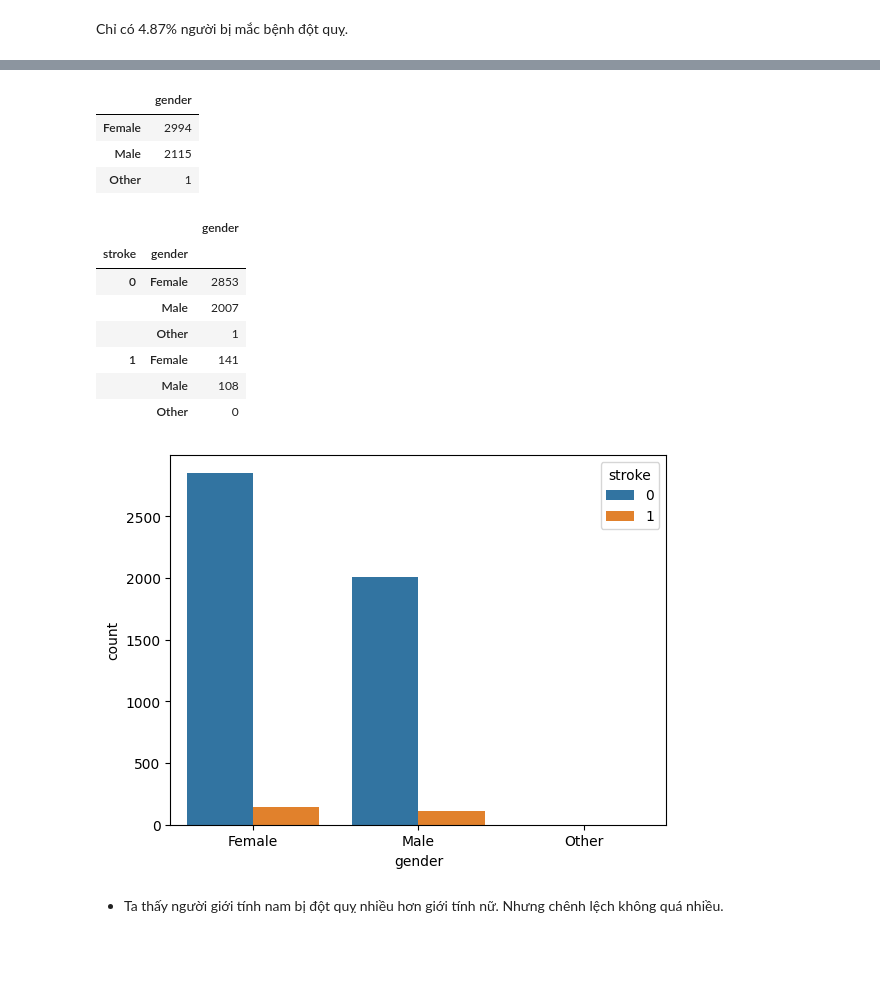
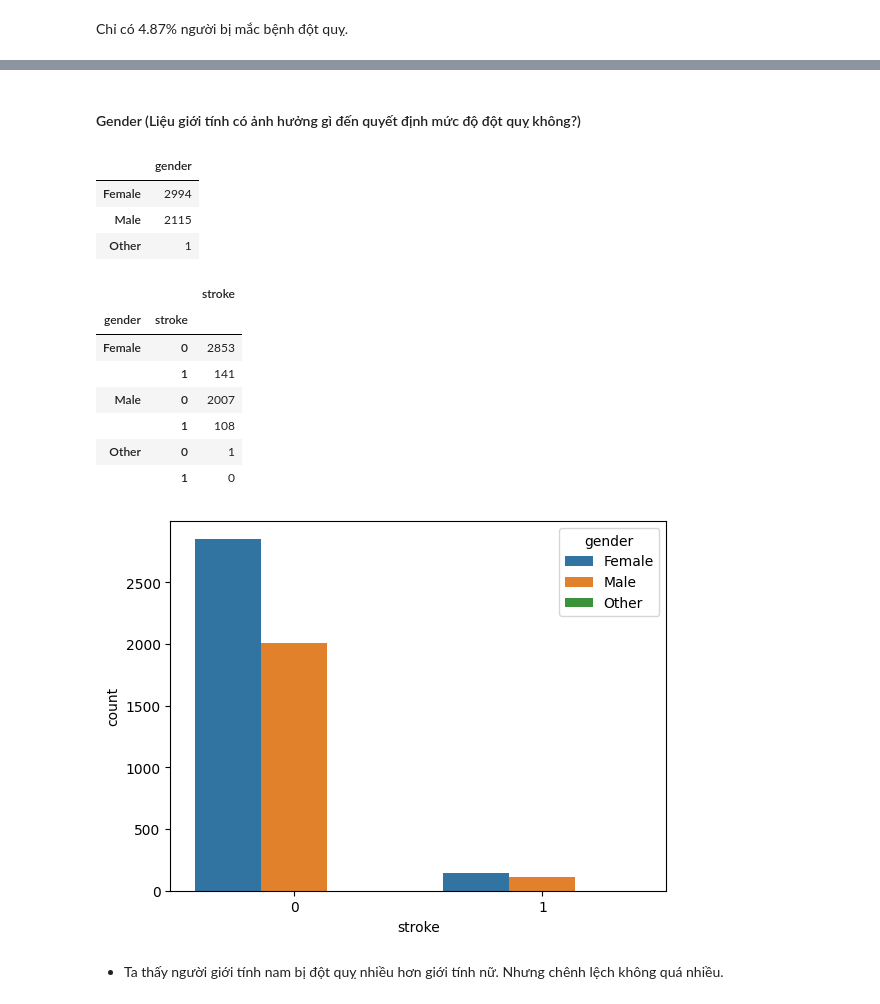
Before and after one commit to mnnam1302/Healthcare_Stroke, a Jupyter notebook: healthcare_stroke.ipynb, the cells around one changed output, grey strips where cells are left out. Drawn from its saved outputs; the diff is of its cells as text; code cells hidden in the pictures; blank space fills up the shorter version.

```diff
--- a/healthcare_stroke.ipynb
+++ b/healthcare_stroke.ipynb
@@ -211,0 +211,2 @@ Chỉ có 4.87% người bị mắc bệnh đột quỵ.
+# %%
+patient_df['title'] = pd.cut(patient_df['age'], bins=[0,16,40,65,100], labels=["Tre em", "Thanh nien", "Trung nien", "Cao tuoi"])
@@ -211,0 +237,2 @@ Chỉ có 4.87% người bị mắc bệnh đột quỵ.
+# %%
+patient_df['bmi'] = patient_df.groupby(['title'])['bmi'].apply(lambda x: x.fillna(x.median()))
@@ -212,3 +256,5 @@ Chỉ có 4.87% người bị mắc bệnh đột quỵ.
+# %% [markdown]
+#### Gender (Liệu giới tính có ảnh hưởng gì đến quyết định mức độ đột quỵ không?)
 # %%
 patient_df['gender'].value_counts().to_frame()
 # %% [output]
@@ -217,20 +263,20 @@ patient_df['gender'].value_counts().to_frame()
 | Male | 2115 |
 | Other | 1 |
 # %%
-patient_df.groupby('stroke')['gender'].value_counts().to_frame()
+patient_df.groupby('gender')['stroke'].value_counts().to_frame()
 # %% [output]
-|  |  | gender |
-| stroke | gender |  |
-| 0 | Female | 2853 |
-|  | Male | 2007 |
-|  | Other | 1 |
-| 1 | Female | 141 |
-|  | Male | 108 |
-|  | Other | 0 |
+|  |  | stroke |
+| gender | stroke |  |
+| Female | 0 | 2853 |
+|  | 1 | 141 |
+| Male | 0 | 2007 |
+|  | 1 | 108 |
+| Other | 0 | 1 |
+|  | 1 | 0 |
 # %%
-sns.countplot(data=patient_df, x='gender', hue='stroke');
+sns.countplot(data=patient_df, x='stroke', hue='gender');
 # %% [output]
-[figure, old version]
+[figure, new version]
 # %% [markdown]
 * Ta thấy người giới tính nam bị đột quỵ nhiều hơn giới tính nữ. Nhưng chênh lệch không quá nhiều.
 # %% [markdown]
```
Also changed, not shown: parts of 23 cells of this notebook.
